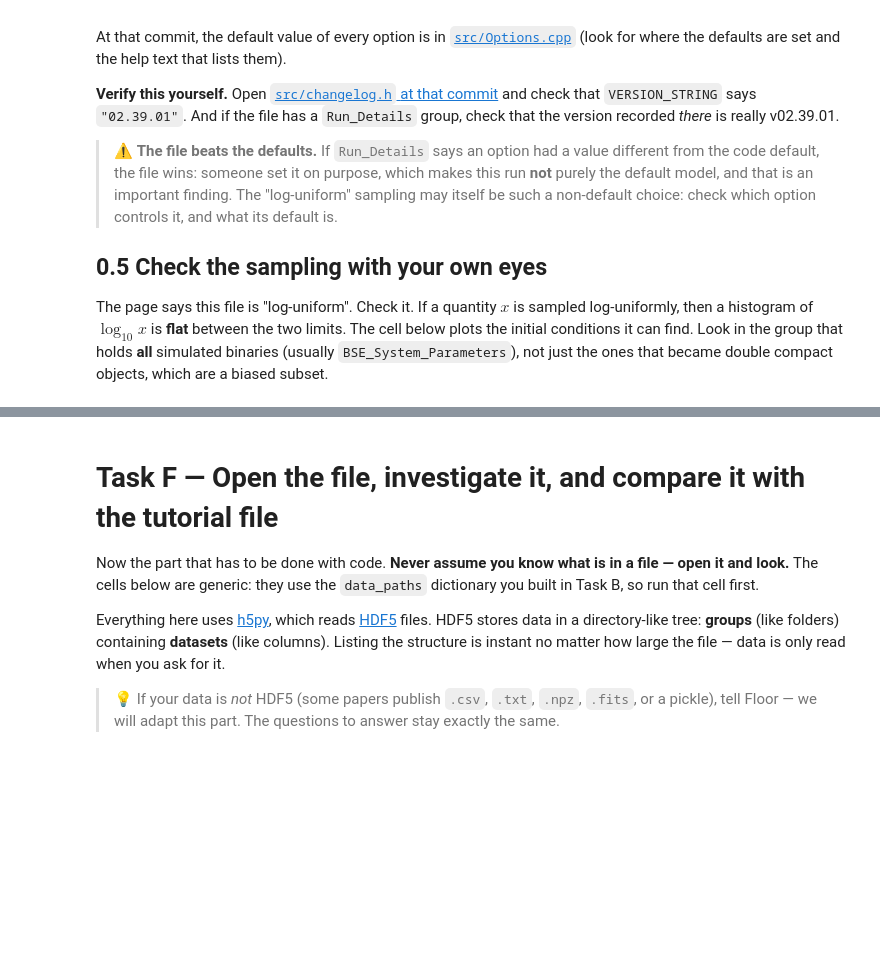
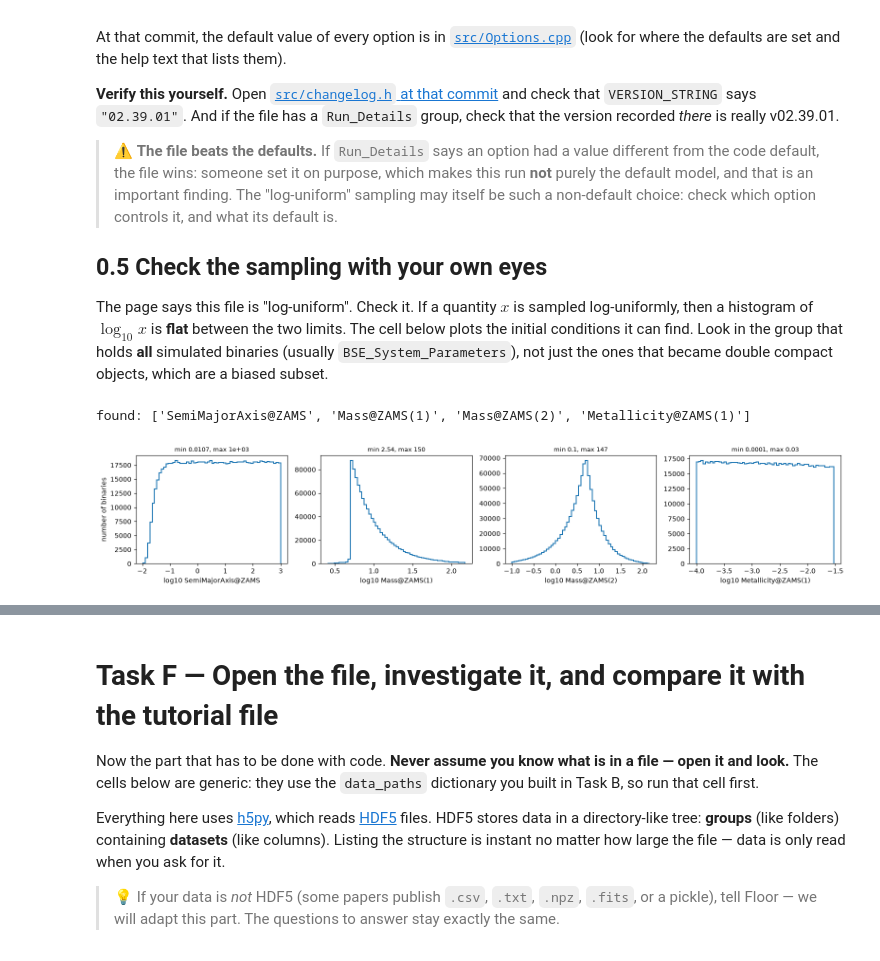
Before and after one commit to HammieG/growl-catalog, a Jupyter notebook: GROWL_TF_individual_data_projects/individual_project_folders/gwlandscape-default/step1_Tanush.ipynb, the cells around one changed output, grey strips where cells are left out. Saved outputs shown, nothing was run; the diff lists cells and outputs as text; code cells hidden in the pictures; blank space fills up the shorter version.

```diff
--- a/GROWL_TF_individual_data_projects/individual_project_folders/gwlandscape-default/step1_Tanush.ipynb
+++ b/GROWL_TF_individual_data_projects/individual_project_folders/gwlandscape-default/step1_Tanush.ipynb
@@ -208,21 +203,34 @@ import os
 import h5py
 import numpy as np
 import pandas as pd
-
-GWL_FILE = "/path/to/the/downloaded/file.h5"     # <-- the log-uniform file you downloaded
+from IPython.display import display, HTML
+import html
+GWL_FILE = r"/home/tanush/Downloads/GROWL/GWLandscapeDefault_v02_39_01/Log-Uniform Z/Zuniform.h5"      # <-- the log-uniform file you downloaded
 
 print("exists:", os.path.isfile(GWL_FILE),
       f"| {os.path.getsize(GWL_FILE)/1e9:.2f} GB" if os.path.isfile(GWL_FILE) else "")
 
+output_lines = []
+
 with h5py.File(GWL_FILE, "r") as f:
     if dict(f.attrs):
-        print("file attributes:", dict(f.attrs))
+        output_lines.append(f"file attributes: {dict(f.attrs)}")
     for g in f.keys():
         if not hasattr(f[g], "keys"):
-            print(f"\nDATASET (top level) {g}  {f[g].shape}  {f[g].dtype}")
+            output_lines.append(f"\nDATASET (top level) {g}  {f[g].shape}  {f[g].dtype}")
             continue
         cols = list(f[g].keys())
         n = f[g][cols[0]].shape[0] if cols else 0
-        print(f"\nGROUP {g}   ({n:,} rows, {len(cols)} columns)")
+        output_lines.append(f"\nGROUP {g}   ({n:,} rows, {len(cols)} columns)")
         for c in cols:
-            print(f"    {c:40s} {f[g][c].dtype}")
+            output_lines.append(f"    {c:40s} {f[g][c].dtype}")
+
+# Safely escape text and wrap in a scrollable HTML div
+text_content = html.escape("\n".join(output_lines))
+html_box = f"""
+<div style="max-height: 300px; overflow-y: auto; border: 1px solid #ccc; padding: 10px; background-color: var(--vscode-editor-background); color: var(--vscode-editor-foreground); white-space: pre; font-family: monospace;">
+{text_content}
+</div>
+"""
+
+display(HTML(html_box))
@@ -240,7 +251,7 @@ The cell below prints it if it is there. If it is not, write that down: it is a
 with h5py.File(GWL_FILE, "r") as f:
     name = next((g for g in f.keys() if g.lower().replace("_", "") == "rundetails"), None)
     if name is None:
-        print("No Run_Details group in this file -- record this in Task 0.5")
+        display(HTML("<div>No Run_Details group in this file -- record this in Task 0.5</div>"))
     else:
         g = f[name]
         rows = []
@@ -250,6 +261,16 @@ with h5py.File(GWL_FILE, "r") as f:
             v = v.decode() if isinstance(v, bytes) else v
             rows.append((c, v))
         run_details = pd.DataFrame(rows, columns=["option", "value"]).set_index("option")
-        pd.set_option("display.max_rows", 1000)
-        print(f"{name}: {len(run_details)} entries")
-        display(run_details)
+
+        # Convert DataFrame to HTML table
+        table_html = run_details.to_html()
+
+        # Wrap the summary text and table in the scrollable div
+        html_box = f"""
+        <div style="max-height: 300px; overflow-y: auto; border: 1px solid #ccc; padding: 10px; background-color: var(--vscode-editor-background); color: var(--vscode-editor-foreground);">
+            <div style="font-family: monospace; font-weight: bold; margin-bottom: 10px;">{name}: {len(run_details)} entries</div>
+            {table_html}
+        </div>
+        """
+
+        display(HTML(html_box))
@@ -290,24 +331,27 @@ subset.
 # %%
 import matplotlib.pyplot as plt
 
 GROUP = "BSE_System_Parameters"     # <-- the group holding ALL simulated binaries (check 0.3)
 CANDIDATES = ["SemiMajorAxis@ZAMS", "Orbital_Period@ZAMS", "Mass@ZAMS(1)", "Mass@ZAMS(2)",
-              "Metallicity@ZAMS(1)", "Eccentricity@ZAMS"]
+              "Metallicity@ZAMS(1)"]
 
 with h5py.File(GWL_FILE, "r") as f:
     present = [c for c in CANDIDATES if c in f[GROUP]]
     data = {c: f[GROUP][c][()] for c in present}
 
 print("found:", present)
 fig, axes = plt.subplots(1, len(present), figsize=(4 * len(present), 3.2), squeeze=False)
 for ax, c in zip(axes[0], present):
     x = data[c][data[c] > 0]
     ax.hist(np.log10(x), bins=60, histtype="step", lw=1.5)
     ax.set_xlabel(f"log10 {c}")
     ax.set_title(f"min {x.min():.3g}, max {x.max():.3g}", fontsize=9)
 axes[0][0].set_ylabel("number of binaries")
 plt.tight_layout()
 plt.show()
+# %% [output]
+found: ['SemiMajorAxis@ZAMS', 'Mass@ZAMS(1)', 'Mass@ZAMS(2)', 'Metallicity@ZAMS(1)']
+[figure, added]
 # %% [markdown]
 > 🔎 **Which panel is flat?** That is the log-uniform quantity. The **minimum and maximum** in the
 > panel titles are the sampled ranges, and because this group holds *all* simulated binaries (unlike
```
Also changed, not shown: parts of 26 cells of this notebook, 3 other files.
